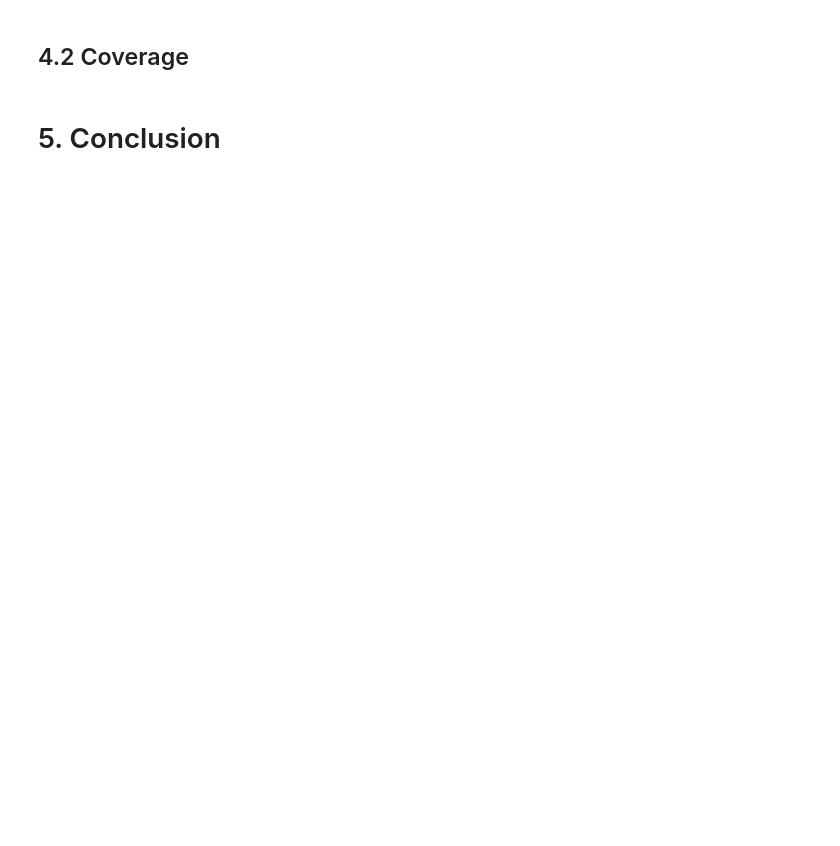
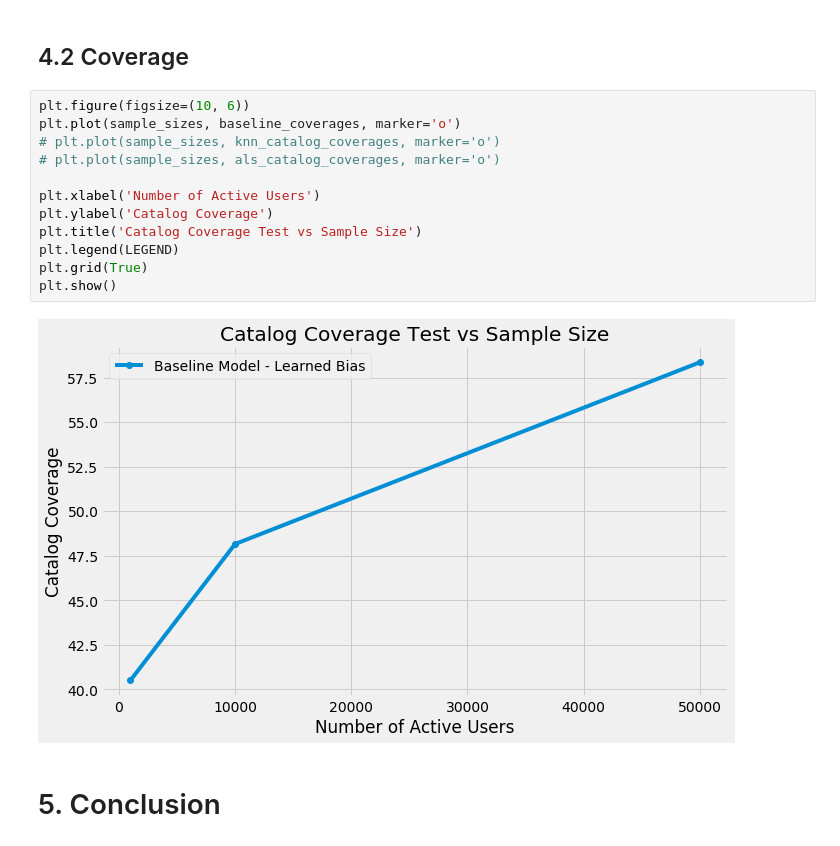
Before and after one commit to thisismeg/personalization-final-project, a Jupyter notebook: final_report.ipynb, the cells around one changed output. Saved outputs shown, nothing was run; the diff lists cells and outputs as text; blank space fills up the shorter version.

```diff
--- a/final_report.ipynb
+++ b/final_report.ipynb
@@ -474,4 +525,18 @@ testing_features.head()
 # %% [markdown]
 ## 4.2 Coverage <a class="anchor" id="4-2"></a>
+# %%
+plt.figure(figsize=(10, 6))
+plt.plot(sample_sizes, baseline_coverages, marker='o')
+# plt.plot(sample_sizes, knn_catalog_coverages, marker='o')
+# plt.plot(sample_sizes, als_catalog_coverages, marker='o')
+
+plt.xlabel('Number of Active Users')
+plt.ylabel('Catalog Coverage')
+plt.title('Catalog Coverage Test vs Sample Size')
+plt.legend(LEGEND)
+plt.grid(True)
+plt.show()
+# %% [output]
+[figure, added]
 # %% [markdown]
 # 5. Conclusion <a class="anchor" id="5"></a>
```
Also changed, not shown: parts of 29 cells of this notebook.
